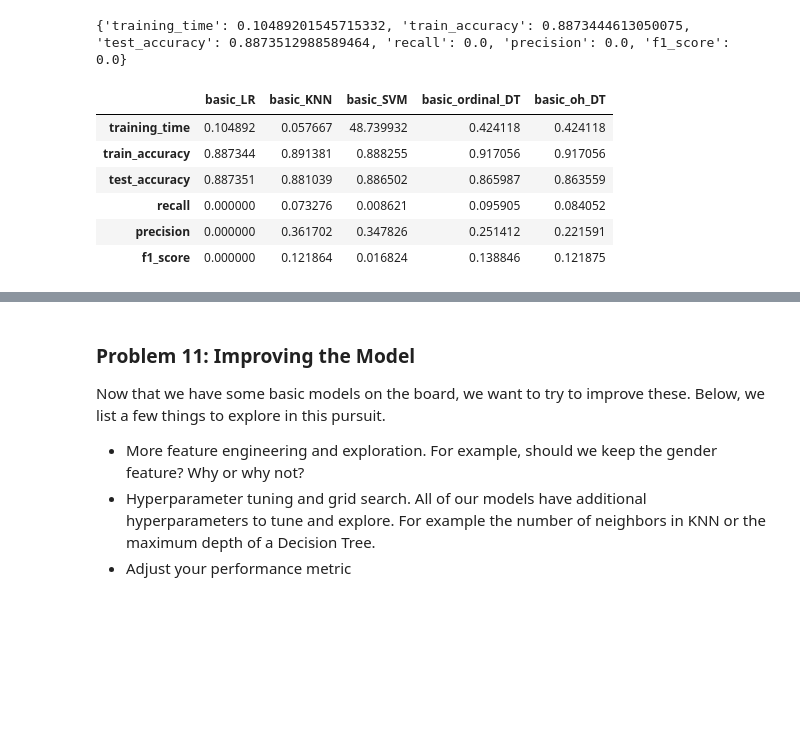
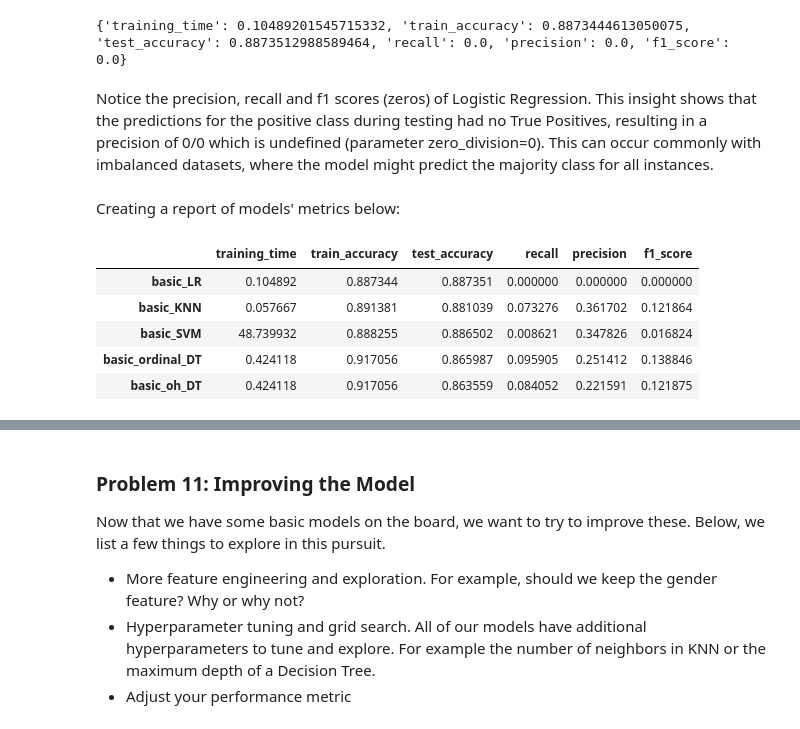
Before and after one commit to vtsou359/BankMarketing_ComparingClassifiers, a Jupyter notebook: bank_marketing.ipynb, the cells around one changed output, grey strips where cells are left out. Saved outputs shown, nothing was run; the diff lists cells and outputs as text; code cells hidden in the pictures; blank space fills up the shorter version.

```diff
--- a/bank_marketing.ipynb
+++ b/bank_marketing.ipynb
@@ -813,13 +813,17 @@ for model_name, model, training_time in models:
 print(metrics['basic_LR'])
 # %% [output]
 {'training_time': 0.10489201545715332, 'train_accuracy': 0.8873444613050075, 'test_accuracy': 0.8873512988589464, 'recall': 0.0, 'precision': 0.0, 'f1_score': 0.0}
-# %%
-pd.DataFrame(metrics)
-# %% [output]
-|  | basic_LR | basic_KNN | basic_SVM | basic_ordinal_DT | basic_oh_DT |
-| training_time | 0.104892 | 0.057667 | 48.739932 | 0.424118 | 0.424118 |
-| train_accuracy | 0.887344 | 0.891381 | 0.888255 | 0.917056 | 0.917056 |
-| test_accuracy | 0.887351 | 0.881039 | 0.886502 | 0.865987 | 0.863559 |
-| recall | 0.000000 | 0.073276 | 0.008621 | 0.095905 | 0.084052 |
-| precision | 0.000000 | 0.361702 | 0.347826 | 0.251412 | 0.221591 |
-| f1_score | 0.000000 | 0.121864 | 0.016824 | 0.138846 | 0.121875 |
+# %% [markdown]
+Notice the precision, recall and f1 scores (zeros) of Logistic Regression. This insight shows that the predictions for the positive class during testing had no True Positives, resulting in a precision of 0/0 which is undefined (parameter zero_division=0). This can occur commonly with imbalanced datasets, where the model might predict the majority class for all instances.
+# %% [markdown]
+Creating a report of models' metrics below:
+# %%
+df_metrics = pd.DataFrame.from_dict(metrics, orient='index')
+df_metrics
+# %% [output]
+|  | training_time | train_accuracy | test_accuracy | recall | precision | f1_score |
+| basic_LR | 0.104892 | 0.887344 | 0.887351 | 0.000000 | 0.000000 | 0.000000 |
+| basic_KNN | 0.057667 | 0.891381 | 0.881039 | 0.073276 | 0.361702 | 0.121864 |
+| basic_SVM | 48.739932 | 0.888255 | 0.886502 | 0.008621 | 0.347826 | 0.016824 |
+| basic_ordinal_DT | 0.424118 | 0.917056 | 0.865987 | 0.095905 | 0.251412 | 0.138846 |
+| basic_oh_DT | 0.424118 | 0.917056 | 0.863559 | 0.084052 | 0.221591 | 0.121875 |
```
Also changed, not shown: parts of 3 cells of this notebook.
